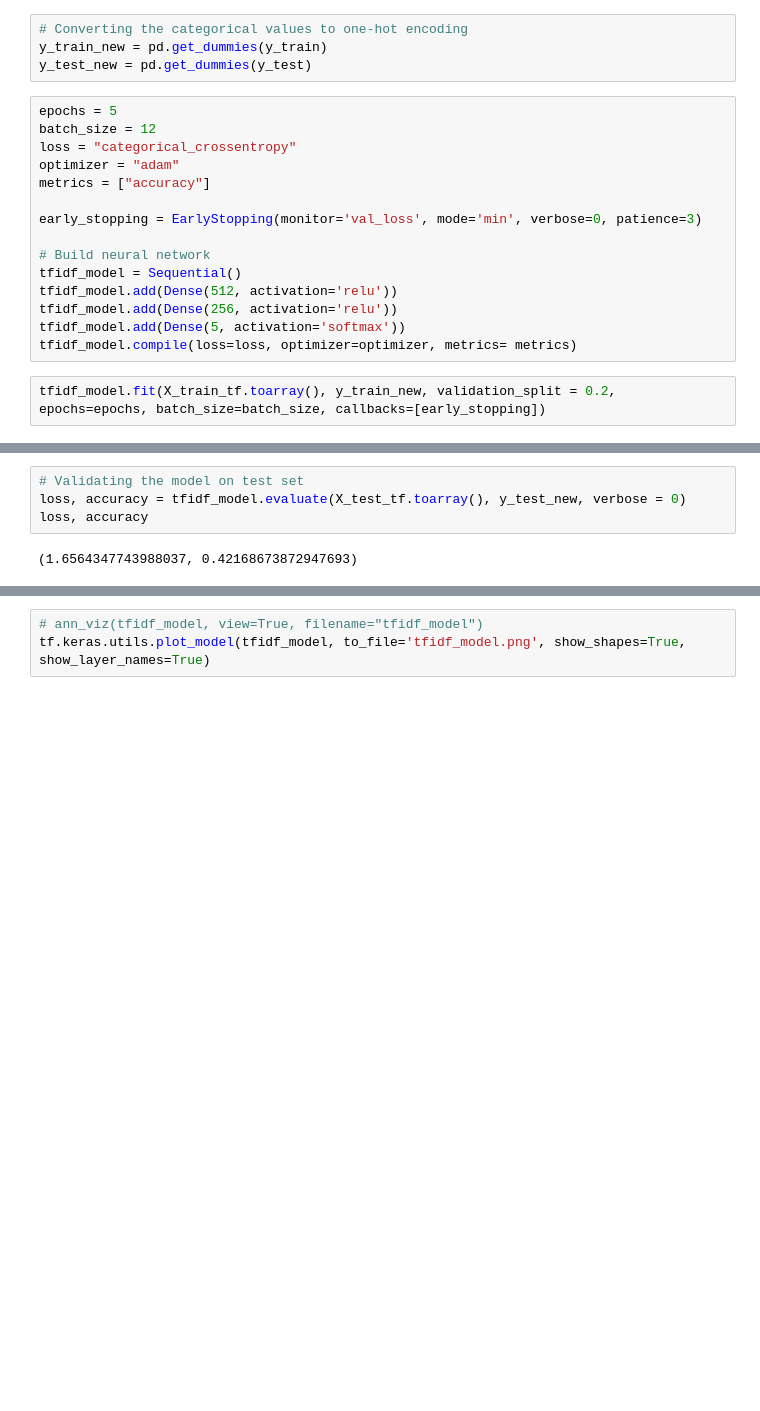
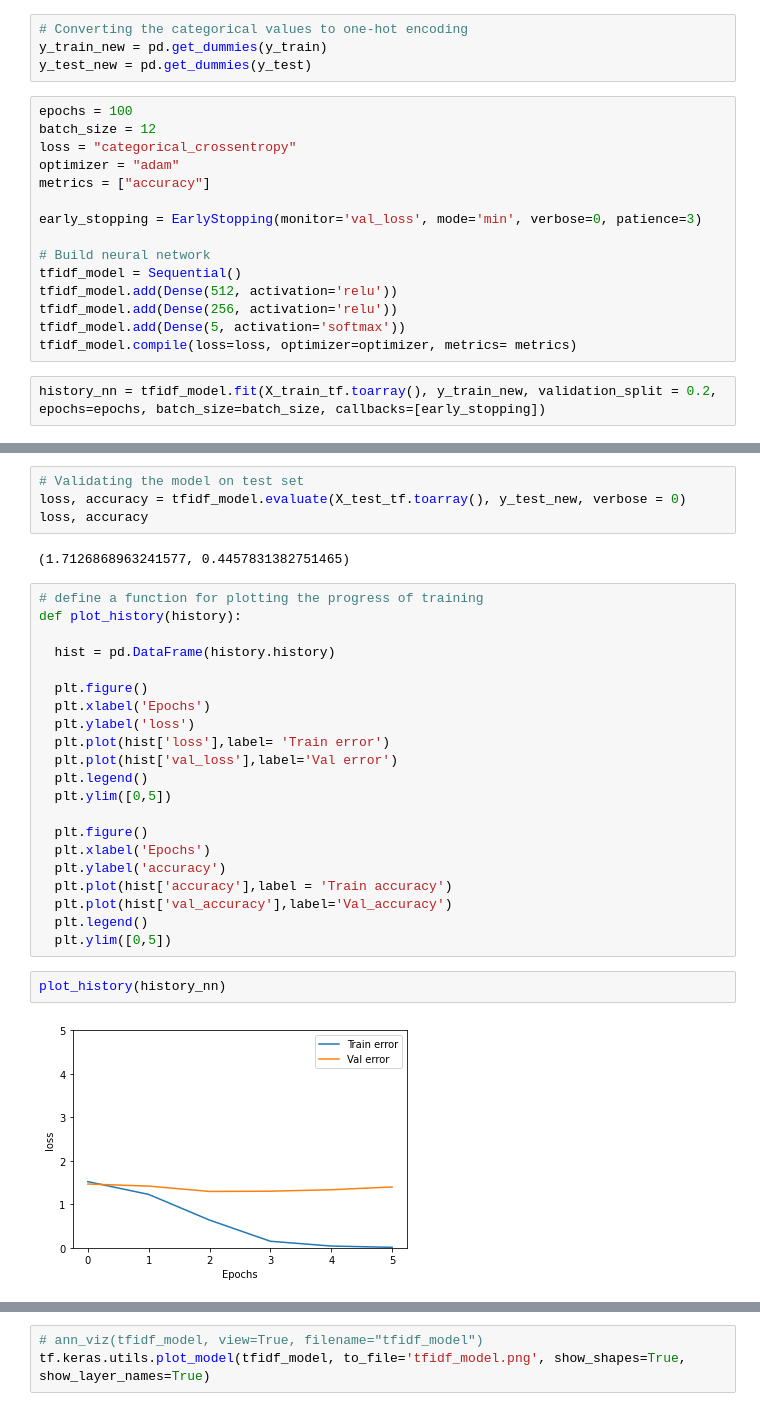
Before and after one commit to shyamsparrow/Jan-G4---NLP-Chatbot, a Jupyter notebook: Capstone_NLP_Chatbot_Jan_A_G4_24_11_(NN).ipynb, the cells around one changed output, grey strips where cells are left out. Cells and saved outputs as stored; diff of their text form; blank space fills up the shorter version.

```diff
--- a/Capstone_NLP_Chatbot_Jan_A_G4_24_11_(NN).ipynb
+++ b/Capstone_NLP_Chatbot_Jan_A_G4_24_11_(NN).ipynb
@@ -619,7 +628,7 @@ industry_df_without_stopwords = pd.read_csv("industry_df_preprocessed.csv")
 y_train_new = pd.get_dummies(y_train)
 y_test_new = pd.get_dummies(y_test)
 # %%
-epochs = 5
+epochs = 100
 batch_size = 12
 loss = "categorical_crossentropy"
 optimizer = "adam"
@@ -634,5 +643,5 @@ tfidf_model.add(Dense(256, activation='relu'))
 tfidf_model.add(Dense(5, activation='softmax'))
 tfidf_model.compile(loss=loss, optimizer=optimizer, metrics= metrics)
 # %%
-tfidf_model.fit(X_train_tf.toarray(), y_train_new, validation_split = 0.2, epochs=epochs, batch_size=batch_size, callbacks=[early_stopping])
+history_nn = tfidf_model.fit(X_train_tf.toarray(), y_train_new, validation_split = 0.2, epochs=epochs, batch_size=batch_size, callbacks=[early_stopping])
 # %% [output]
@@ -652,4 +662,29 @@ Epoch 5/5
 loss, accuracy = tfidf_model.evaluate(X_test_tf.toarray(), y_test_new, verbose = 0)
 loss, accuracy
 # %% [output]
-(1.6564347743988037, 0.42168673872947693)
+(1.7126868963241577, 0.4457831382751465)
+# %%
+# define a function for plotting the progress of training
+def plot_history(history):
+
+  hist = pd.DataFrame(history.history)
+
+  plt.figure()
+  plt.xlabel('Epochs')
+  plt.ylabel('loss')
+  plt.plot(hist['loss'],label= 'Train error')
+  plt.plot(hist['val_loss'],label='Val error')
+  plt.legend()
+  plt.ylim([0,5])
+
+  plt.figure()
+  plt.xlabel('Epochs')
+  plt.ylabel('accuracy')
+  plt.plot(hist['accuracy'],label = 'Train accuracy')
+  plt.plot(hist['val_accuracy'],label='Val_accuracy')
+  plt.legend()
+  plt.ylim([0,5])
+# %%
+plot_history(history_nn)
+# %% [output]
+[figure, added]
```
Also changed, not shown: parts of 8 cells of this notebook.
